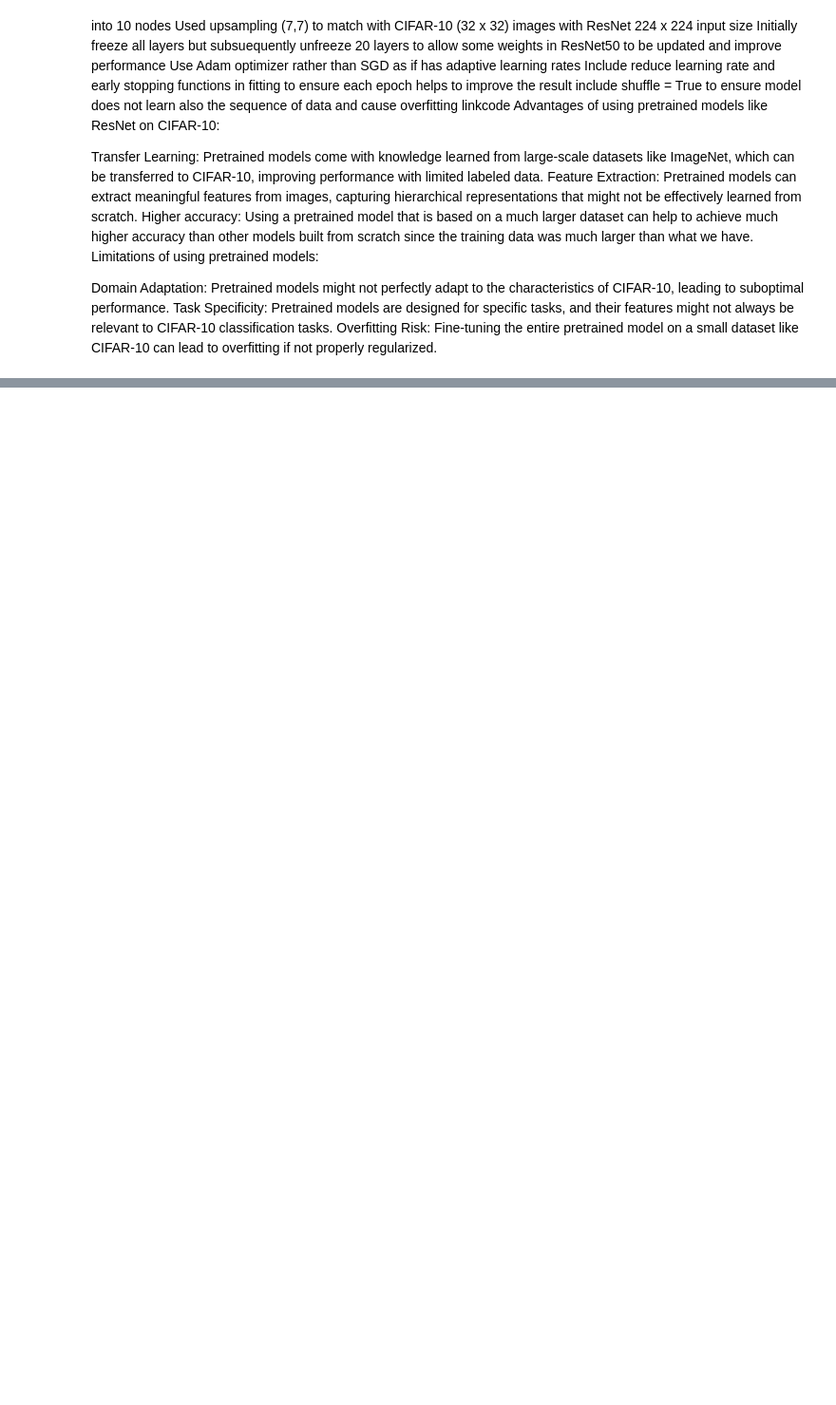
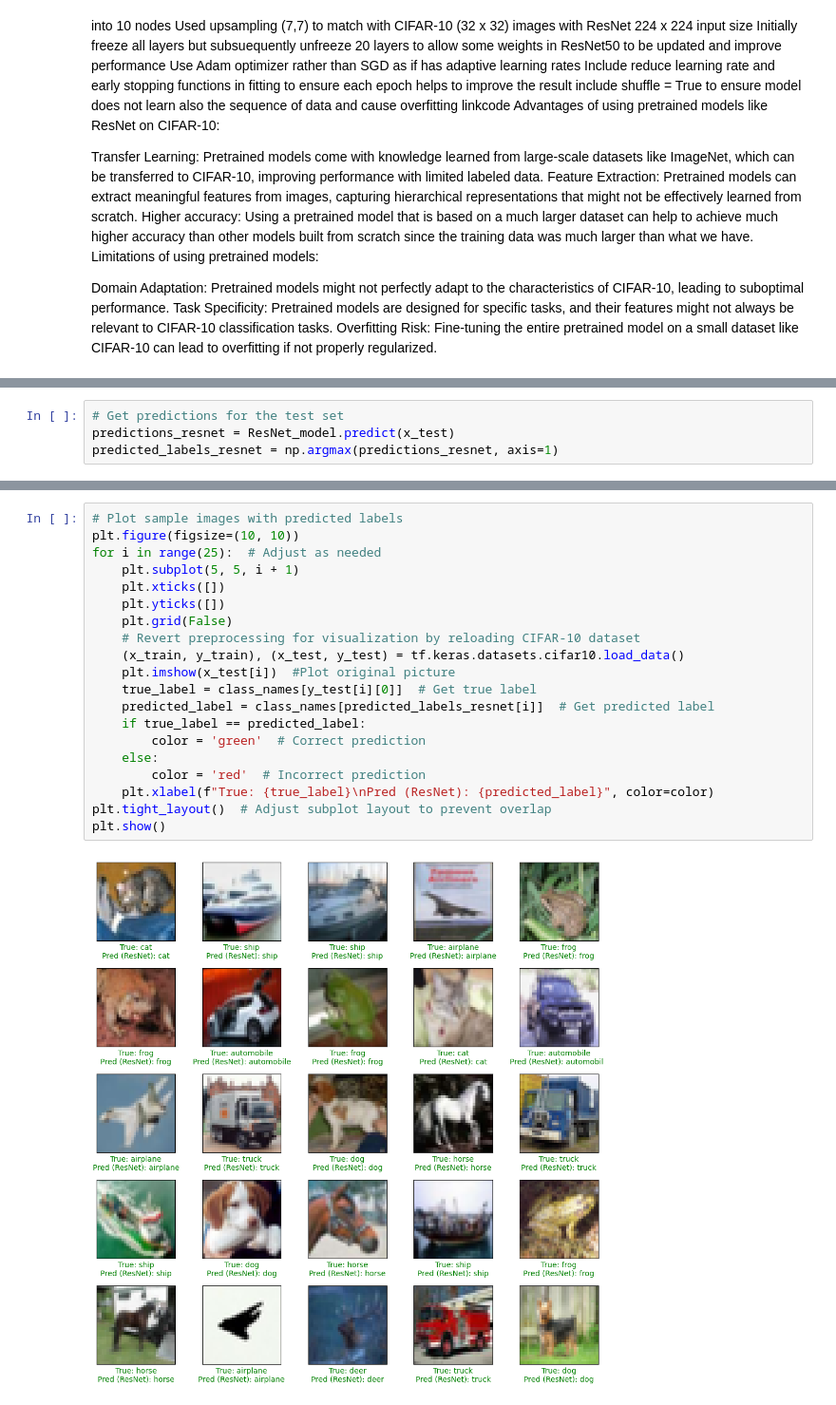
Before and after one commit to ShikharXGupta/Exploring-CIFAR-10-w-MLP-CNN, a Jupyter notebook: Exploring_CIFAR_10_w_MLP_|_CNN_|_ResNet.ipynb, the cells around one changed output, grey strips where cells are left out. Shown at 95% size. Cells and saved outputs as stored; diff of their text form; blank space fills up the shorter version.

```diff
--- a/Exploring_CIFAR_10_w_MLP_|_CNN_|_ResNet.ipynb
+++ b/Exploring_CIFAR_10_w_MLP_|_CNN_|_ResNet.ipynb
@@ -845,0 +861,4 @@ Overfitting Risk: Fine-tuning the entire pretrained model on a small dataset lik
+# %%
+# Get predictions for the test set
+predictions_resnet = ResNet_model.predict(x_test)
+predicted_labels_resnet = np.argmax(predictions_resnet, axis=1)
@@ -845,0 +867,22 @@ Overfitting Risk: Fine-tuning the entire pretrained model on a small dataset lik
+# %%
+# Plot sample images with predicted labels
+plt.figure(figsize=(10, 10))
+for i in range(25):  # Adjust as needed
+    plt.subplot(5, 5, i + 1)
+    plt.xticks([])
+    plt.yticks([])
+    plt.grid(False)
+    # Revert preprocessing for visualization by reloading CIFAR-10 dataset
+    (x_train, y_train), (x_test, y_test) = tf.keras.datasets.cifar10.load_data()
+    plt.imshow(x_test[i])  #Plot original picture
+    true_label = class_names[y_test[i][0]]  # Get true label
+    predicted_label = class_names[predicted_labels_resnet[i]]  # Get predicted label
+    if true_label == predicted_label:
+        color = 'green'  # Correct prediction
+    else:
+        color = 'red'  # Incorrect prediction
+    plt.xlabel(f"True: {true_label}\nPred (ResNet): {predicted_label}", color=color)
+plt.tight_layout()  # Adjust subplot layout to prevent overlap
+plt.show()
+# %% [output]
+[figure, added]
```
Also changed, not shown: parts of 14 cells of this notebook.
